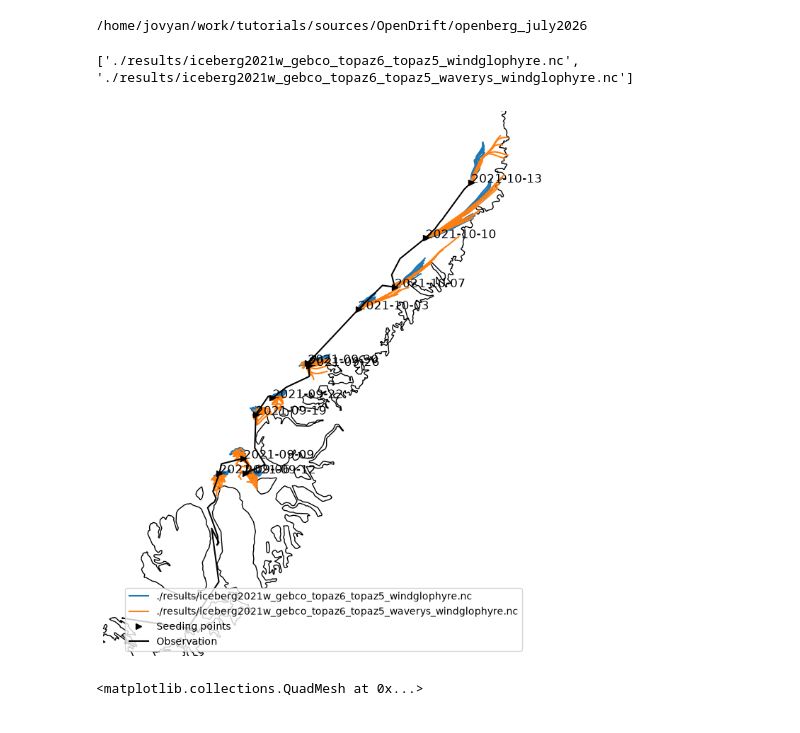
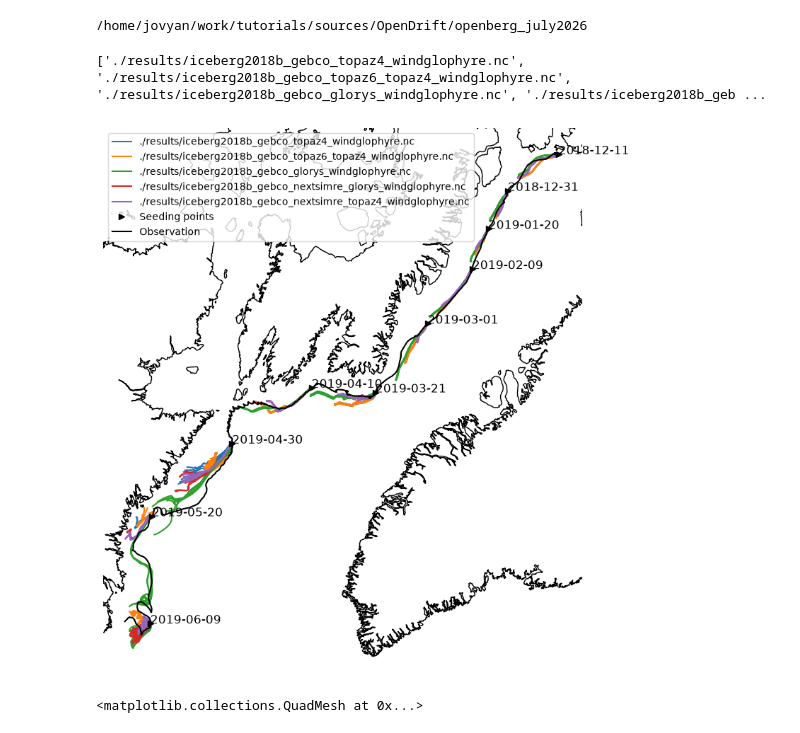
Before and after one commit to lia-f-h/openberg_july2026, a Jupyter notebook: scripts/analysis1.ipynb, the cells around one changed output. Cells and saved outputs as stored; diff of their text form; code cells hidden in the pictures.

```diff
--- a/scripts/analysis1.ipynb
+++ b/scripts/analysis1.ipynb
@@ -22,7 +22,7 @@ from openberg_july2026.src2.utils2 import *
 # test.sea_floor_depth_below_sea_level.plot()
 # %%
 #very simple plot of simulations
-ib = 'iceberg2021w'
+ib = 'iceberg2018b'
 
 #read obs
 with xr.open_dataset('./input/merged_obs3.nc') as ds:
@@ -30,9 +30,9 @@ with xr.open_dataset('./input/merged_obs3.nc') as ds:
     #obs = obs.isel(time=(obs.seed_idx==1))
 
 #read sim
-file_contain_all = [ib,'windglophyre','topaz6']
+file_contain_all = [ib,]
 file_contain_any = ['_']
-file_notcontain = ['arcmfcwam',]#['topaz4','glorys','slope','era5','almost','stokes',]
+file_notcontain = ['test','wa']#['topaz4','glorys','slope','era5','almost','stokes',]
 file_l = glob.glob("./results/*.nc")#['./results/juliette_topaz6_topaz4_windglophynrt.nc',]
 file_l = [f for f in file_l if all(ff in f for ff in file_contain_all)] #filtering for required keywords
 file_l = [f for f in file_l if any(ff in f for ff in file_contain_any)] #filtering for required keywords
@@ -40,35 +40,35 @@ file_l = [f for f in file_l if all(ff not in f for ff in file_notcontain)] #filt
 file_l = file_l[::-1]
 print(file_l)
 #Figure
 fig,ax = plt.subplots(1,1,figsize=(10,10),subplot_kw={'projection':ccrs.NorthPolarStereo()})#central_longitude=20})
 ax.coastlines(resolution='10m')
 trans = ccrs.PlateCarree()
 
 cmap = plt.get_cmap('tab20')  # or 'viridis', 'plasma', etc.
 col = cmap(np.linspace(0, 1, 20))[::2]#20 colors
 # plot sim
 for inputdataidx, inputdata in enumerate(file_l):
     sim = xr.open_dataset(inputdata)
     for traj in sim.trajectory:
         ax.plot(sim.lon.sel(trajectory=traj).dropna(dim="time"),sim.lat.sel(trajectory=traj).dropna(dim="time"),
                 color=col[inputdataidx],
                 label=inputdata if traj==sim.trajectory[0] else '',
             transform=trans)
 
 # # plot obs
 ax.plot(obs['lon'].isel(time=(obs.seed_idx==1)),obs['lat'].isel(time=(obs.seed_idx==1)),'>',transform=trans,color='k',label='Seeding points')
 ax.plot(obs['lon'],obs['lat'],transform=trans,color='k',label='Observation')
 # for d in range(obs_3day['time'].size):
 for d in range(obs['time'].isel(time=(obs.seed_idx==1)).size):
 #     if d not in [1,2,3,4,5,12,15,16,17,18,19]:
         ax.text(obs['lon'].isel(time=(obs.seed_idx==1))[d],obs['lat'].isel(time=(obs.seed_idx==1))[d],obs['time'].isel(time=(obs.seed_idx==1))[d].values.astype('datetime64[D]').astype(str),transform=trans,color='k',fontsize=12)
 
 plt.legend()
 plt.axis('off')
 plt.show()
 # %% [output]
-['./results/iceberg2021w_gebco_topaz6_topaz5_windglophyre.nc', './results/iceberg2021w_gebco_topaz6_topaz5_waverys_windglophyre.nc']
+['./results/iceberg2018b_gebco_topaz4_windglophyre.nc', './results/iceberg2018b_gebco_topaz6_topaz4_windglophyre.nc', './results/iceberg2018b_gebco_glorys_windglophyre.nc', './results/iceberg2018b_geb ...
-[figure, old version]
+[figure, new version]
 # %%
 # np.sum((sim.x_wind!=0.0) & (np.isnan(sim.x_wind)==False))
 sim.x_wind.plot()
```
Also changed, not shown: 10 other files.
